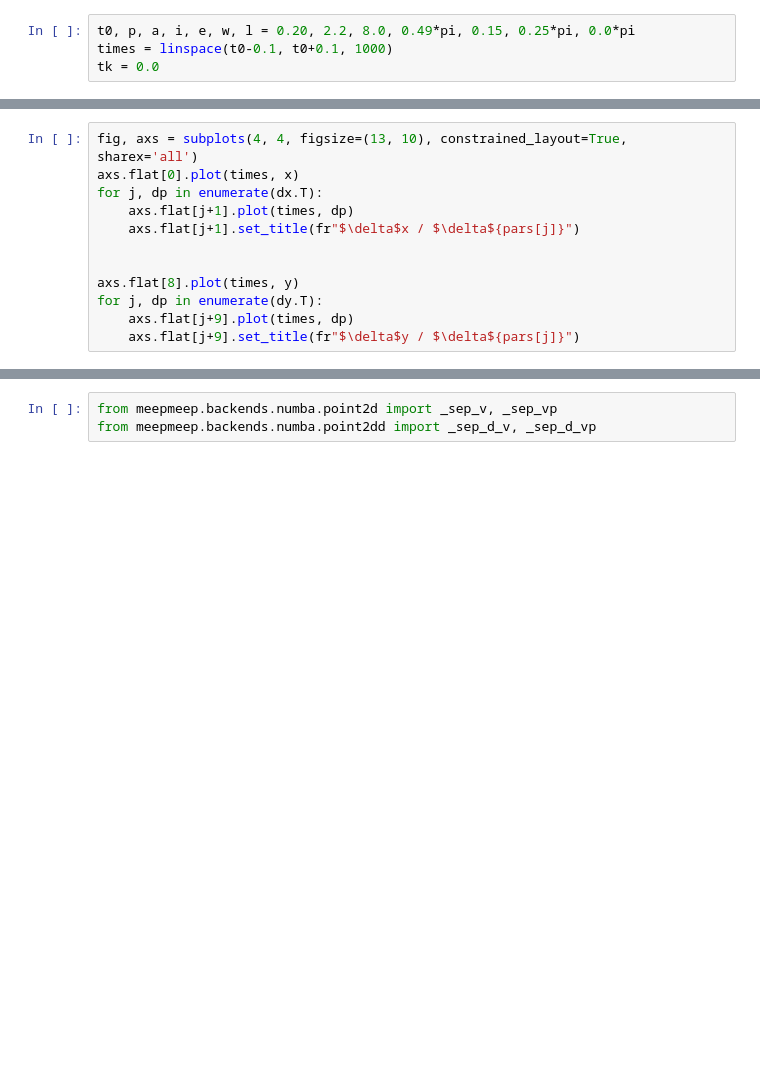
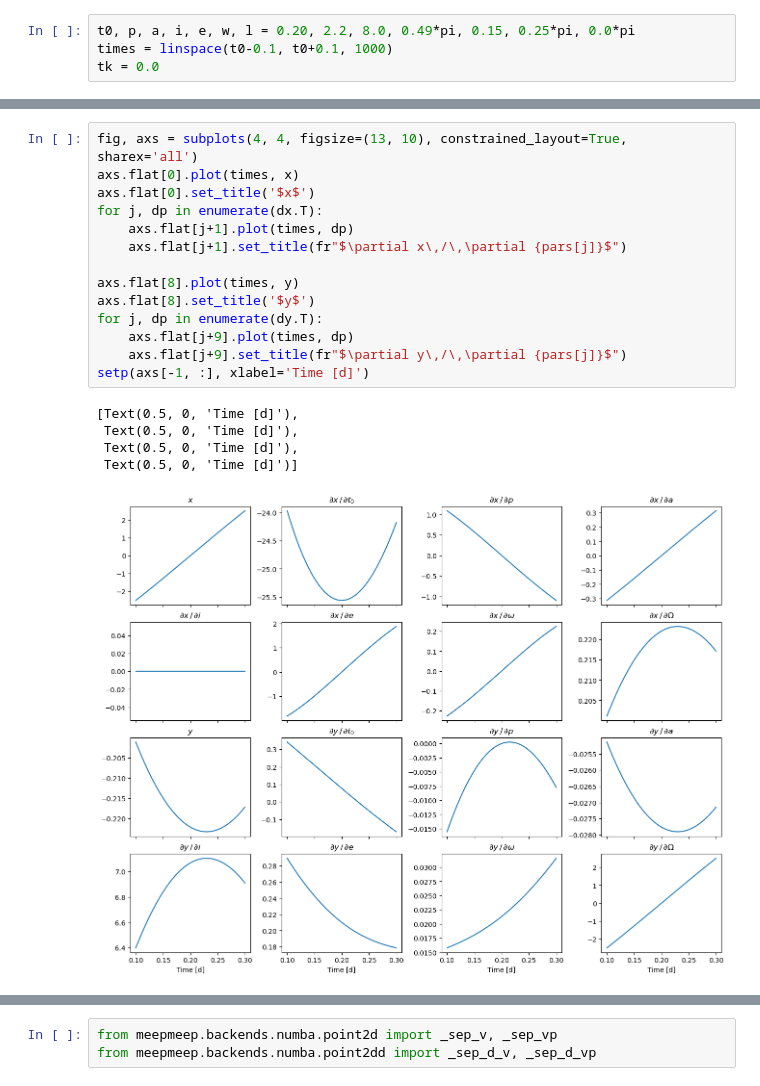
Before and after one commit to hpparvi/MeepMeep, a Jupyter notebook: notebooks/single_point_2d.ipynb, the cells around one changed output, grey strips where cells are left out. Cells and saved outputs as stored; diff of their text form; blank space fills up the shorter version.

```diff
--- a/notebooks/single_point_2d.ipynb
+++ b/notebooks/single_point_2d.ipynb
@@ -49,12 +103,20 @@ x, y, dx, dy = pos_d(times, t0, p, c, dc, tk)
 # %%
 fig, axs = subplots(4, 4, figsize=(13, 10), constrained_layout=True, sharex='all')
 axs.flat[0].plot(times, x)
+axs.flat[0].set_title('$x$')
 for j, dp in enumerate(dx.T):
     axs.flat[j+1].plot(times, dp)
-    axs.flat[j+1].set_title(fr"$\delta$x / $\delta${pars[j]}")
-
+    axs.flat[j+1].set_title(fr"$\partial x\,/\,\partial {pars[j]}$")
 
 axs.flat[8].plot(times, y)
+axs.flat[8].set_title('$y$')
 for j, dp in enumerate(dy.T):
     axs.flat[j+9].plot(times, dp)
-    axs.flat[j+9].set_title(fr"$\delta$y / $\delta${pars[j]}")
+    axs.flat[j+9].set_title(fr"$\partial y\,/\,\partial {pars[j]}$")
+setp(axs[-1, :], xlabel='Time [d]')
+# %% [output]
+[Text(0.5, 0, 'Time [d]'),
+ Text(0.5, 0, 'Time [d]'),
+ Text(0.5, 0, 'Time [d]'),
+ Text(0.5, 0, 'Time [d]')]
+[figure, added]
```
Also changed, not shown: parts of 38 cells of this notebook.
